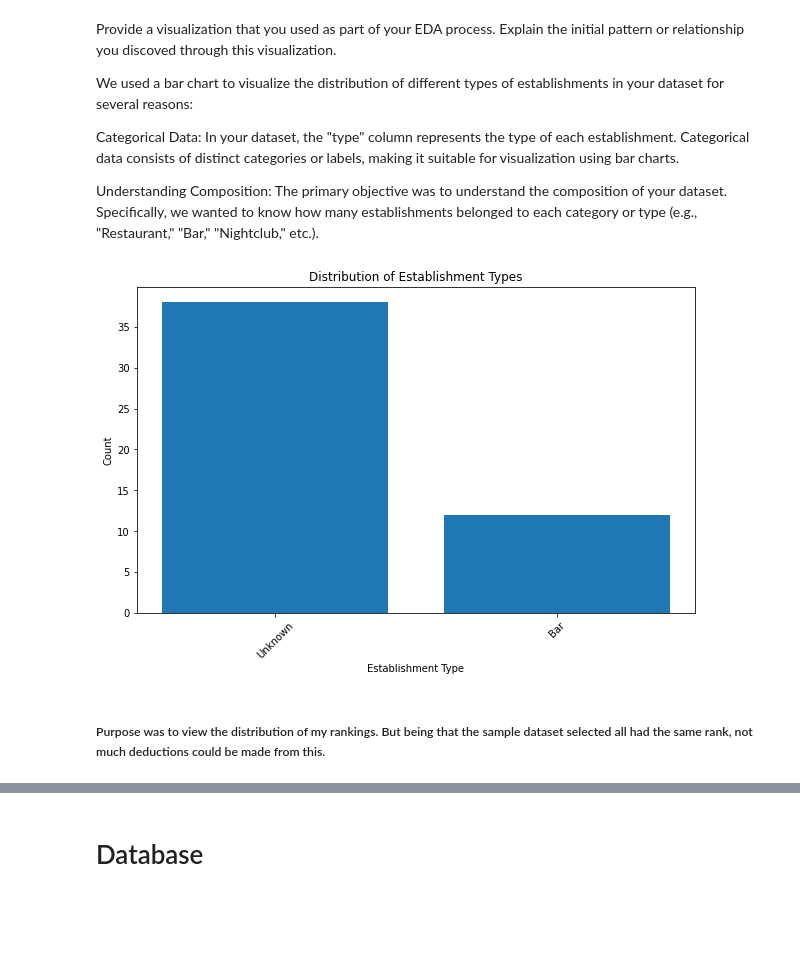
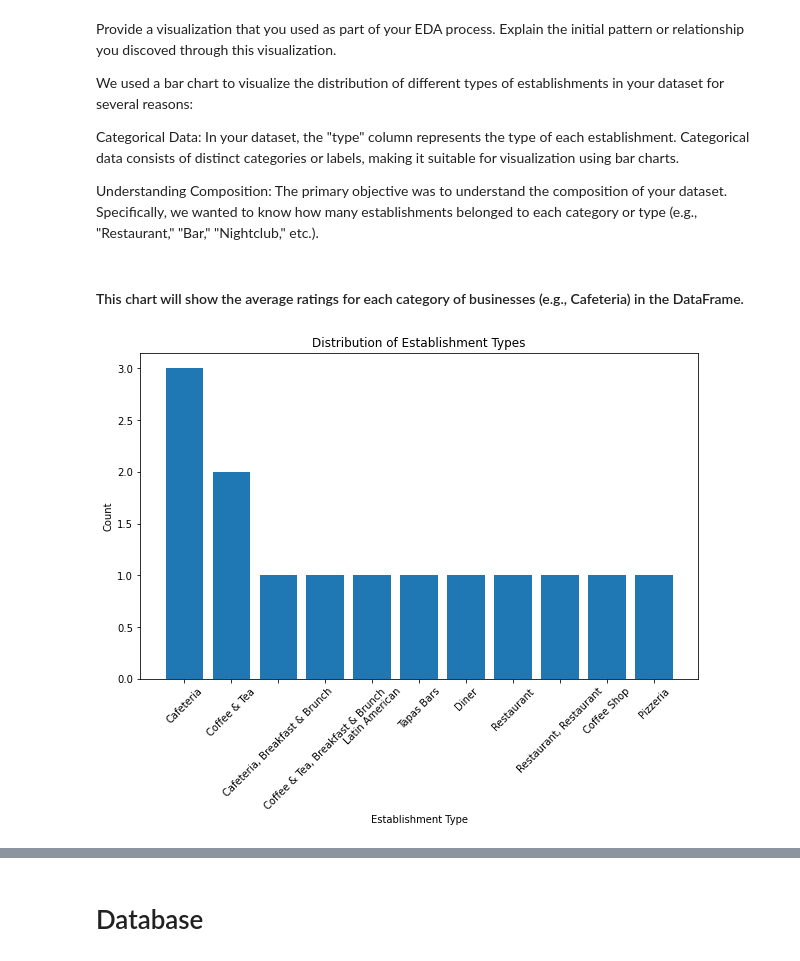
Before and after one commit to Affuya/LHL-Statistical-Modelling-Project, a Jupyter notebook: notebooks/joining_data.ipynb, the cells around one changed output, grey strips where cells are left out. Cells and saved outputs as stored; diff of their text form; code cells hidden in the pictures; blank space fills up the shorter version.

```diff
--- a/notebooks/joining_data.ipynb
+++ b/notebooks/joining_data.ipynb
@@ -20,21 +24,21 @@ We used a bar chart to visualize the distribution of different types of establis
 Categorical Data: In your dataset, the "type" column represents the type of each establishment. Categorical data consists of distinct categories or labels, making it suitable for visualization using bar charts.
 
 Understanding Composition: The primary objective was to understand the composition of your dataset. Specifically, we wanted to know how many establishments belonged to each category or type (e.g., "Restaurant," "Bar," "Nightclub," etc.).
+# %% [markdown]
+#### This chart will show the average ratings for each category of businesses (e.g., Cafeteria) in the DataFrame.
 # %%
 import matplotlib.pyplot as plt
 
 # Count the occurrences of each establishment type
-type_counts = combined_df['type'].value_counts()
+type_counts = combined_df['Categories'].value_counts()
 
 # Create a bar chart
 plt.figure(figsize=(10, 6))
 plt.bar(type_counts.index, type_counts.values)
 plt.xlabel('Establishment Type')
 plt.ylabel('Count')
 plt.title('Distribution of Establishment Types')
 plt.xticks(rotation=45)  # Rotate x-axis labels for better readability
 plt.show()
 # %% [output]
-[figure, old version]
+[figure, new version]
-# %% [markdown]
-##### Purpose was to view the distribution of my rankings. But being that the sample dataset selected all had the same rank, not much deductions could be made from this.
```
Also changed, not shown: parts of 20 cells of this notebook, 1 other file.
